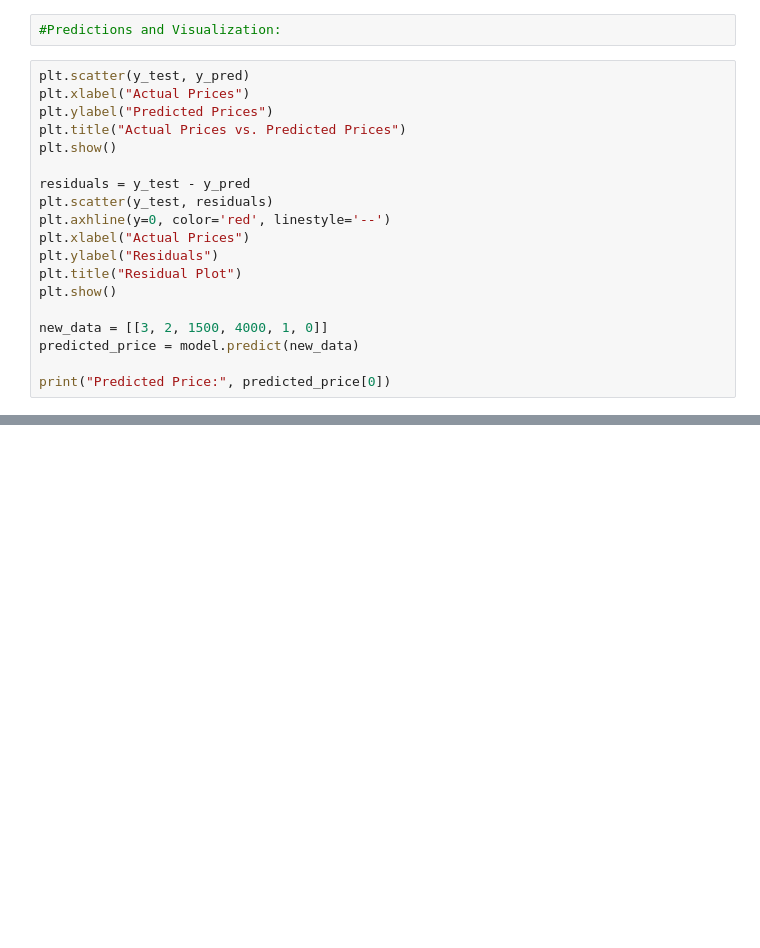
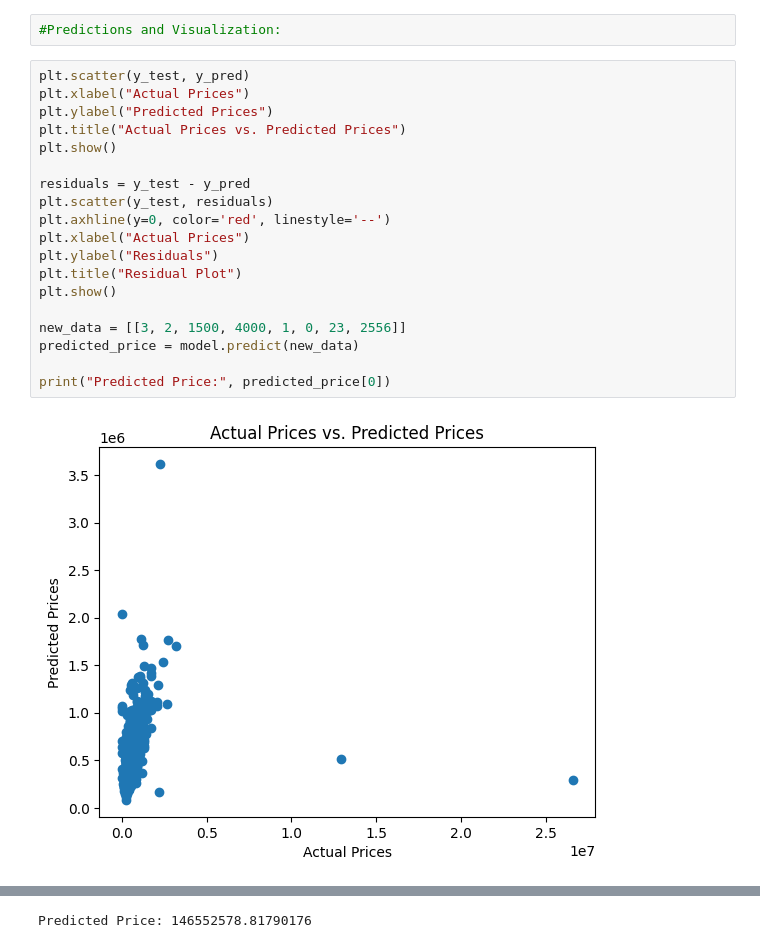
Before and after one commit to EvilXpirit/House-Price-Prediction, a Jupyter notebook: House price prediction using linear regression.ipynb, the cells around one changed output, grey strips where cells are left out. Saved outputs shown, nothing was run; the diff lists cells and outputs as text; blank space fills up the shorter version.

```diff
--- a/House price prediction using linear regression.ipynb
+++ b/House price prediction using linear regression.ipynb
@@ -62,19 +168,21 @@ print("R-squared:", r2)
 # %%
 plt.scatter(y_test, y_pred)
 plt.xlabel("Actual Prices")
 plt.ylabel("Predicted Prices")
 plt.title("Actual Prices vs. Predicted Prices")
 plt.show()
 
 residuals = y_test - y_pred
 plt.scatter(y_test, residuals)
 plt.axhline(y=0, color='red', linestyle='--')
 plt.xlabel("Actual Prices")
 plt.ylabel("Residuals")
 plt.title("Residual Plot")
 plt.show()
 
-new_data = [[3, 2, 1500, 4000, 1, 0]]
+new_data = [[3, 2, 1500, 4000, 1, 0, 23, 2556]]
 predicted_price = model.predict(new_data)
 
 print("Predicted Price:", predicted_price[0])
+# %% [output]
+[figure, added]
@@ -80,0 +190 @@ print("Predicted Price:", predicted_price[0])
+Predicted Price: 146552578.81790176
```
Also changed, not shown: parts of 14 cells of this notebook.
